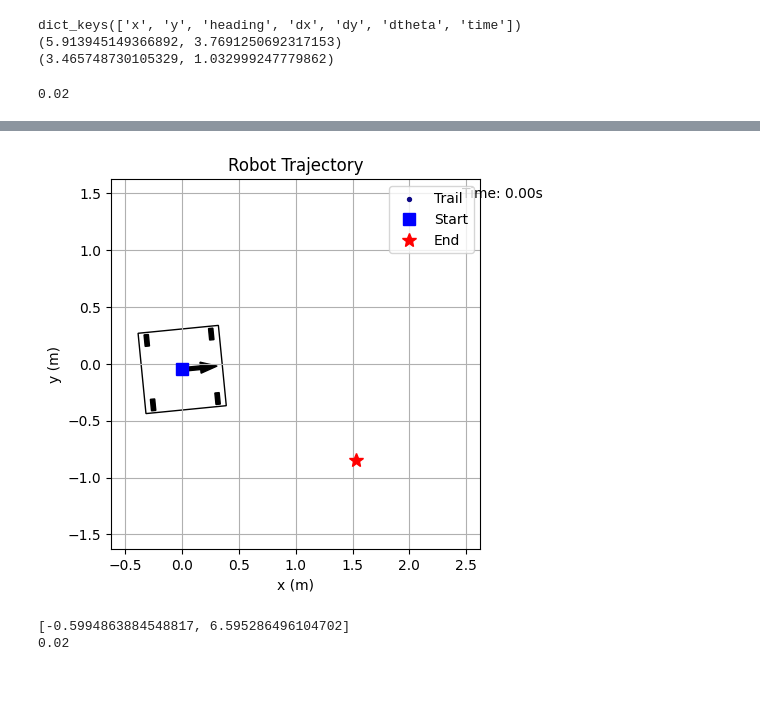
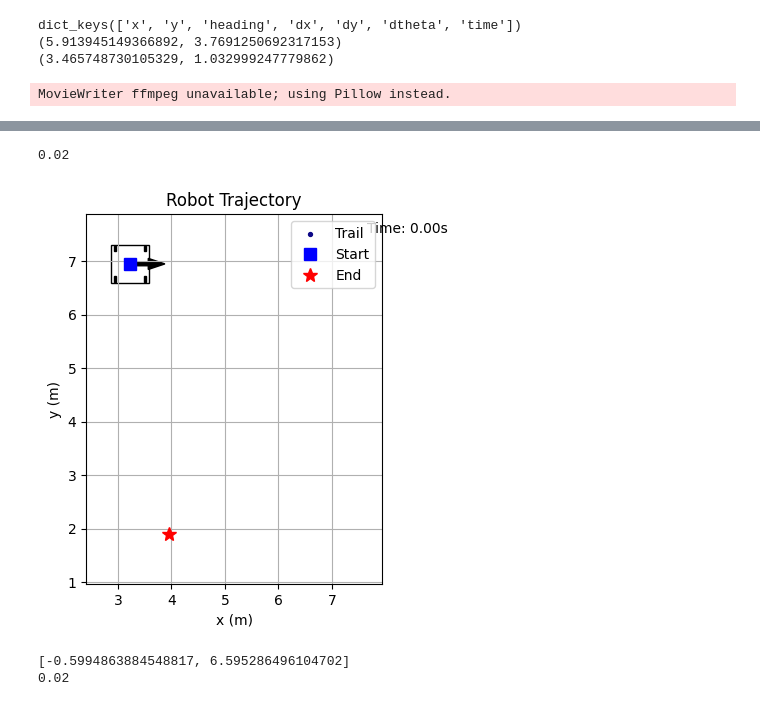
Before and after one commit to CCHS-FIRST-Robotics/2024RobotCode, a Jupyter notebook: src/main/java/frc/robot/utils/trajectory_analyzer.ipynb, the cells around one changed output, grey strips where cells are left out. Drawn from its saved outputs; the diff is of its cells as text; code cells hidden in the pictures.

```diff
--- a/src/main/java/frc/robot/utils/trajectory_analyzer.ipynb
+++ b/src/main/java/frc/robot/utils/trajectory_analyzer.ipynb
@@ -36,7 +36,7 @@ def get_data_from_csv(path):
     data['time'] = [i * dt for i in range(len(data['x']))]
     return data, headings
 
-data, headings = get_data_from_csv('../../../../../../data/circleTestTrajectory.csv')
+data, headings = get_data_from_csv('../../../../../../data/Test1.1.csv')
 
 print(headings)
 paired_headings = [(headings[i], headings[i+int(len(headings)/2)]) for i in range(0, int(len(headings) / 2))]
@@ -255,7 +255,7 @@ import matplotlib.transforms as transforms
 
 
 # data = get_data_from_traj("../../../../deploy/choreo/test/test_2.traj")
-data = get_data_from_csv('../../../../../../data/circleTestTrajectory.csv')[0]
+data = get_data_from_csv('../../../../../../data/Test1.1.csv')[0]
 # print(data)
 # trajectories = [
 #     # get_data_from_csv('../../../../../../data/trajectory.csv')[0],
@@ -354,10 +354,11 @@ def animate(i):
 # plt.show()
 
 speed = 1 # playback speed (1 = real time)
+fps = len(data['x']) / (1/speed * (dt * 1000))
 ani = FuncAnimation(fig, animate, frames=len(data['x']), interval=1/speed * (dt * 1000))
 
-
+ani.save('traj_animation.gif', fps=30)
 # Display the animation in the Jupyter notebook
-HTML(ani.to_html5_video())
+# HTML(ani.to_html5_video())
 # %% [output]
-0.02
+MovieWriter ffmpeg unavailable; using Pillow instead.
@@ -365,4 +365,5 @@ HTML(ani.to_html5_video())
+0.02
-[figure, old version]
+[figure, new version]
 # %%
 ### ANIMATE MULTIPLE TRAJECTORIES ###
 
```
Also changed, not shown: parts of 3 cells of this notebook, 20 other files.
